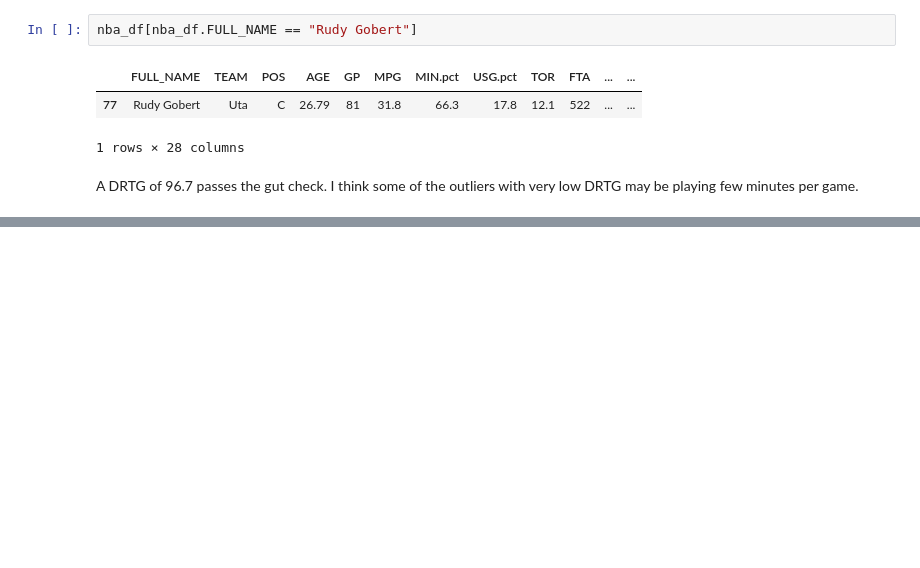
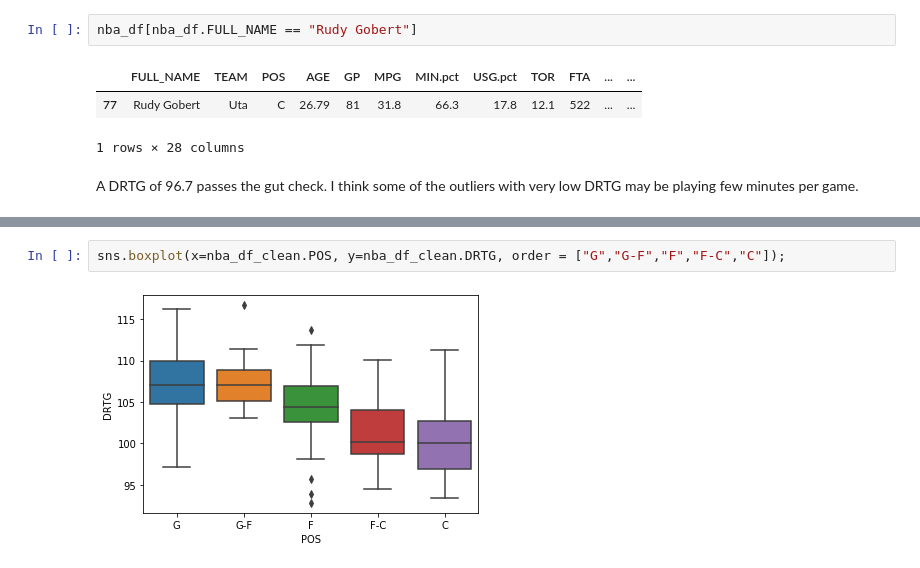
Before and after one commit to ryland-mortlock/final-project, a Jupyter notebook: final-project.ipynb, the cells around one changed output, grey strips where cells are left out. Drawn from its saved outputs; the diff is of its cells as text; blank space fills up the shorter version.

```diff
--- a/final-project.ipynb
+++ b/final-project.ipynb
@@ -110,0 +146,4 @@ nba_df.plot(x = "MPG", y = "DRTG", style = 'o')
+# %%
+sns.boxplot(x=nba_df_clean.POS, y=nba_df_clean.DRTG, order = ["G","G-F","F","F-C","C"]);
+# %% [output]
+[figure, added]
```
Also changed, not shown: parts of 25 cells of this notebook, 2 other files.
